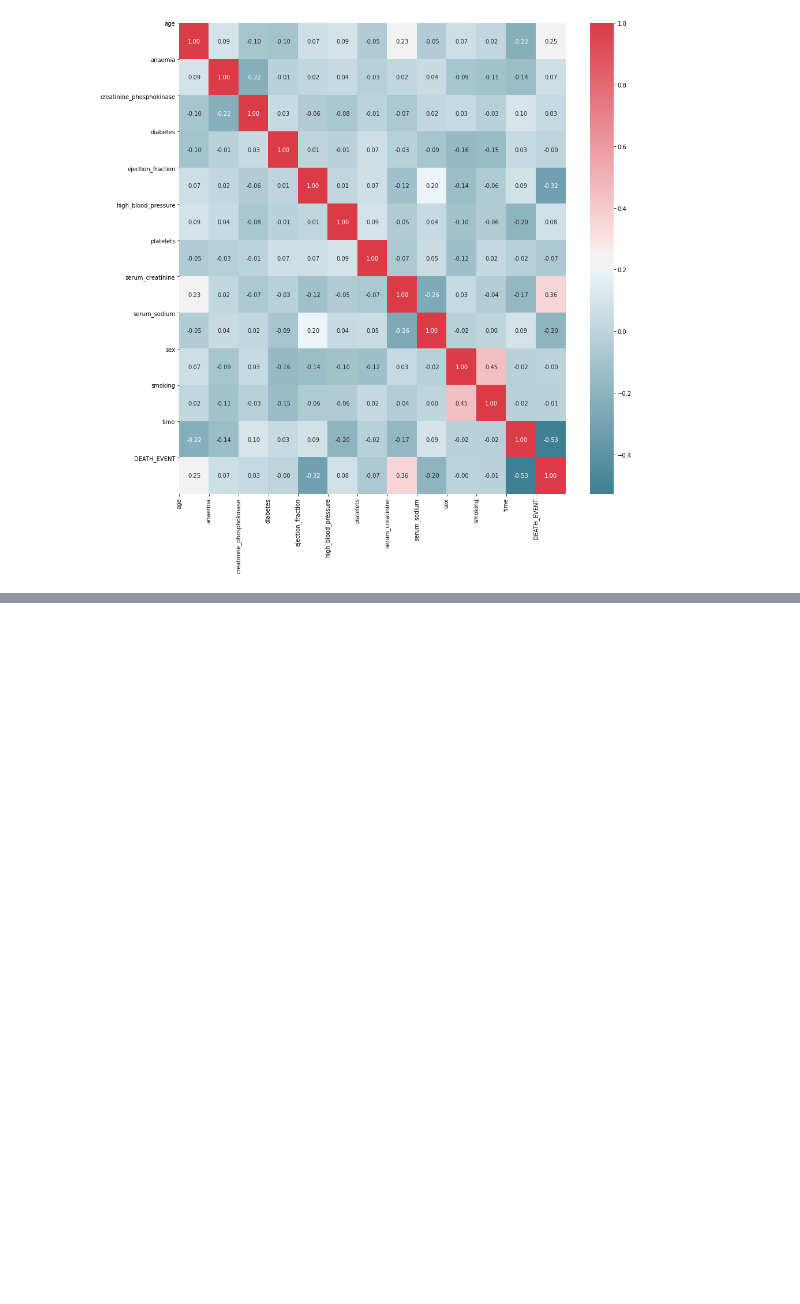
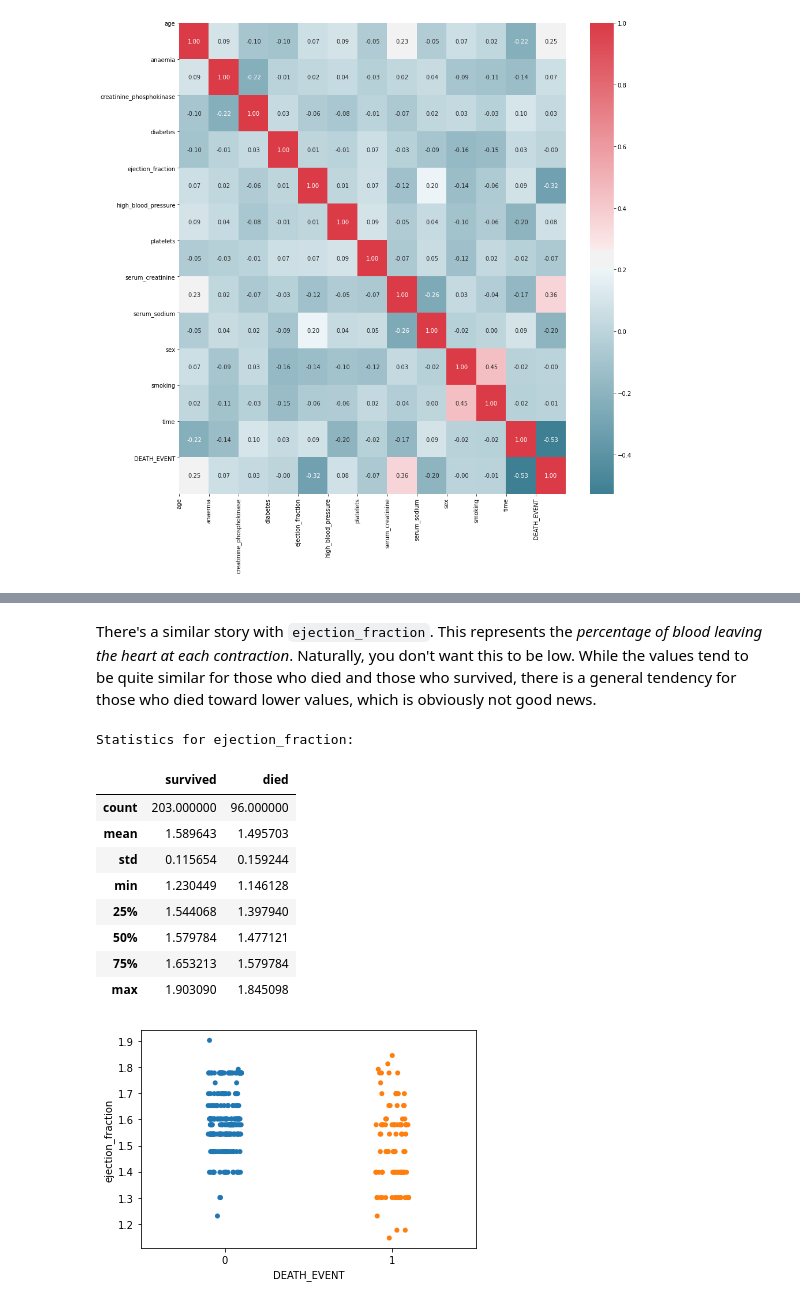
Before and after one commit to KasumiL5x/bu-postdoc-test, a Jupyter notebook: eda-and-cleaning.ipynb, the cells around one changed output, grey strips where cells are left out. Drawn from its saved outputs; the diff is of its cells as text; code cells hidden in the pictures; blank space fills up the shorter version.

```diff
--- a/eda-and-cleaning.ipynb
+++ b/eda-and-cleaning.ipynb
@@ -523,0 +544,16 @@ sns.stripplot(data=all_data, x='DEATH_EVENT', y='ejection_fraction')
+# %% [markdown]
+There's a similar story with `ejection_fraction`.  This represents the *percentage of blood leaving the heart at each contraction*.  Naturally, you don't want this to be low.  While the values tend to be quite similar for those who died and those who survived, there is a general tendency for those who died toward lower values, which is obviously not good news.
+# %%
+investigate_vs_target(all_data, 'ejection_fraction')
+# %% [output]
+Statistics for ejection_fraction:
+|  | survived | died |
+| count | 203.000000 | 96.000000 |
+| mean | 1.589643 | 1.495703 |
+| std | 0.115654 | 0.159244 |
+| min | 1.230449 | 1.146128 |
+| 25% | 1.544068 | 1.397940 |
+| 50% | 1.579784 | 1.477121 |
+| 75% | 1.653213 | 1.579784 |
+| max | 1.903090 | 1.845098 |
+[figure, added]
```
Also changed, not shown: parts of 9 cells of this notebook.
